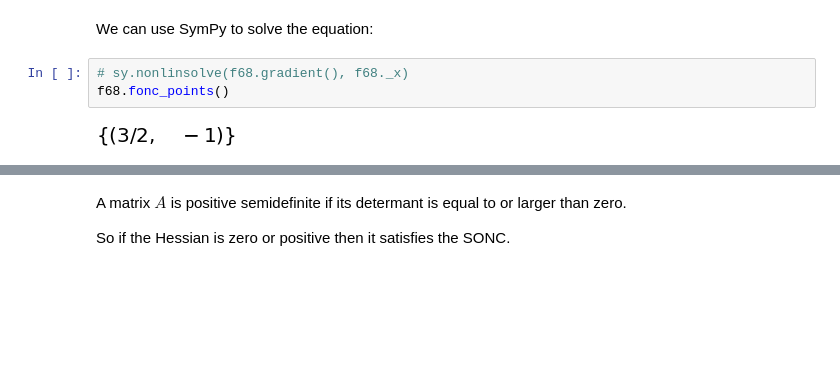
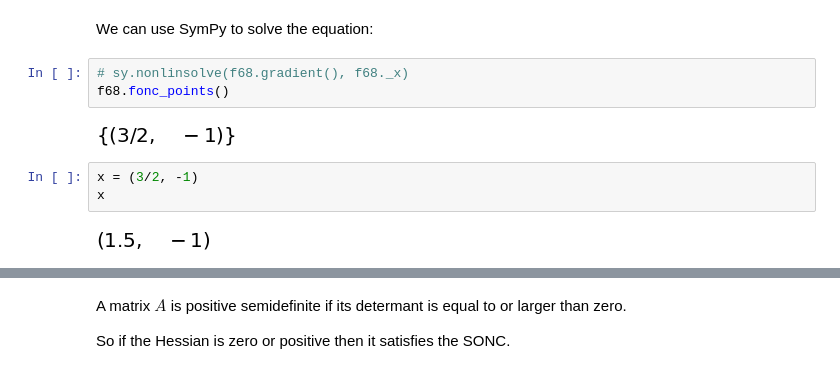
Before and after one commit to sheikhomar/opan, a Jupyter notebook: hw04.ipynb, the cells around one changed output, grey strips where cells are left out. Saved outputs shown, nothing was run; the diff lists cells and outputs as text; blank space fills up the shorter version.

```diff
--- a/hw04.ipynb
+++ b/hw04.ipynb
@@ -203,6 +234,11 @@ We can use SymPy to solve the equation:
 f68.fonc_points()
 # %% [output]
 [figure]
+# %%
+x = (3/2, -1)
+x
+# %% [output]
+[figure, added]
 # %% [markdown]
 The point where the gradient is zero is $x=[3/2, -1]$. Next we need to determine whether this point satisfies the SONC for a minimizer.
 
```
Also changed, not shown: parts of 38 cells of this notebook, 8 other files.
